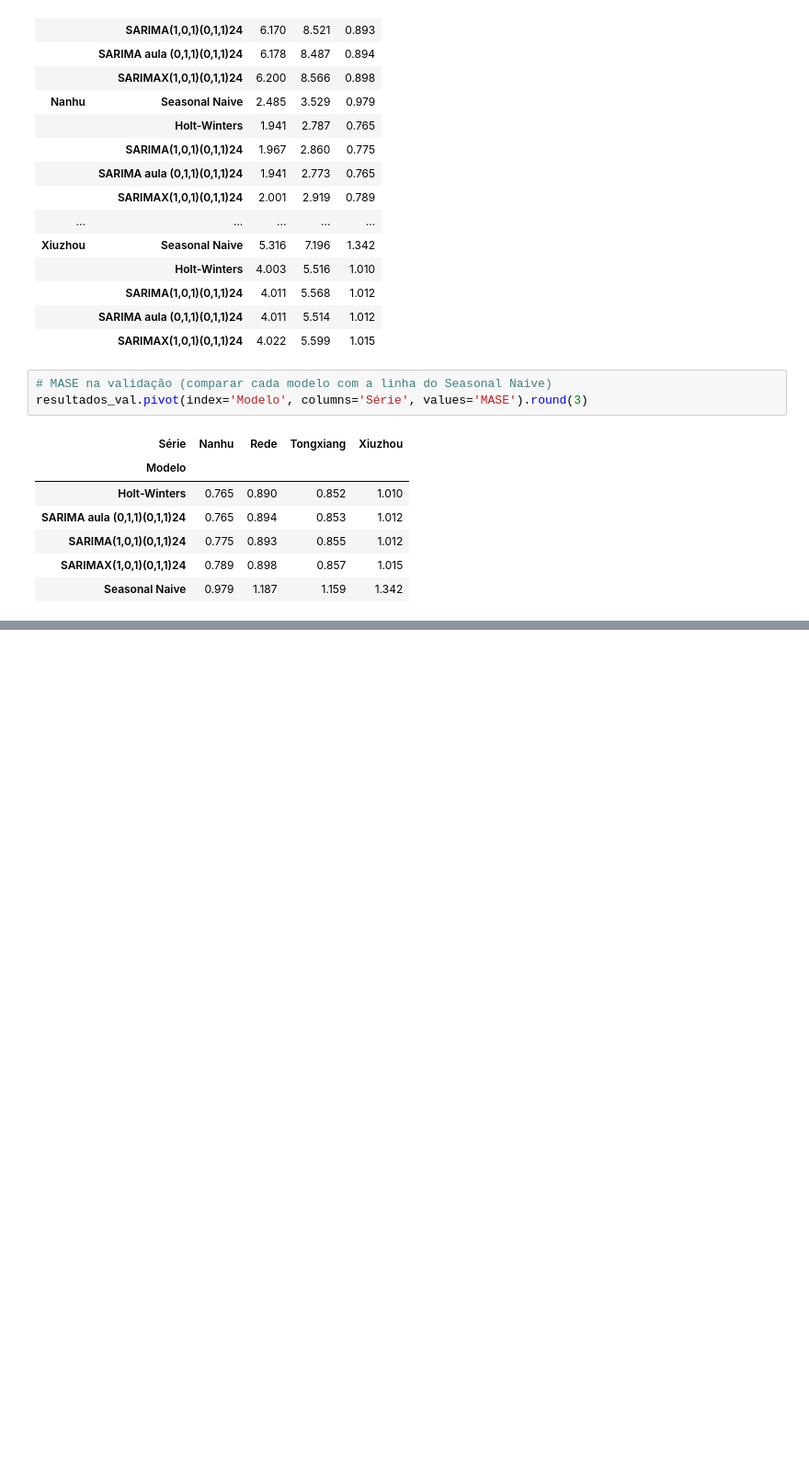
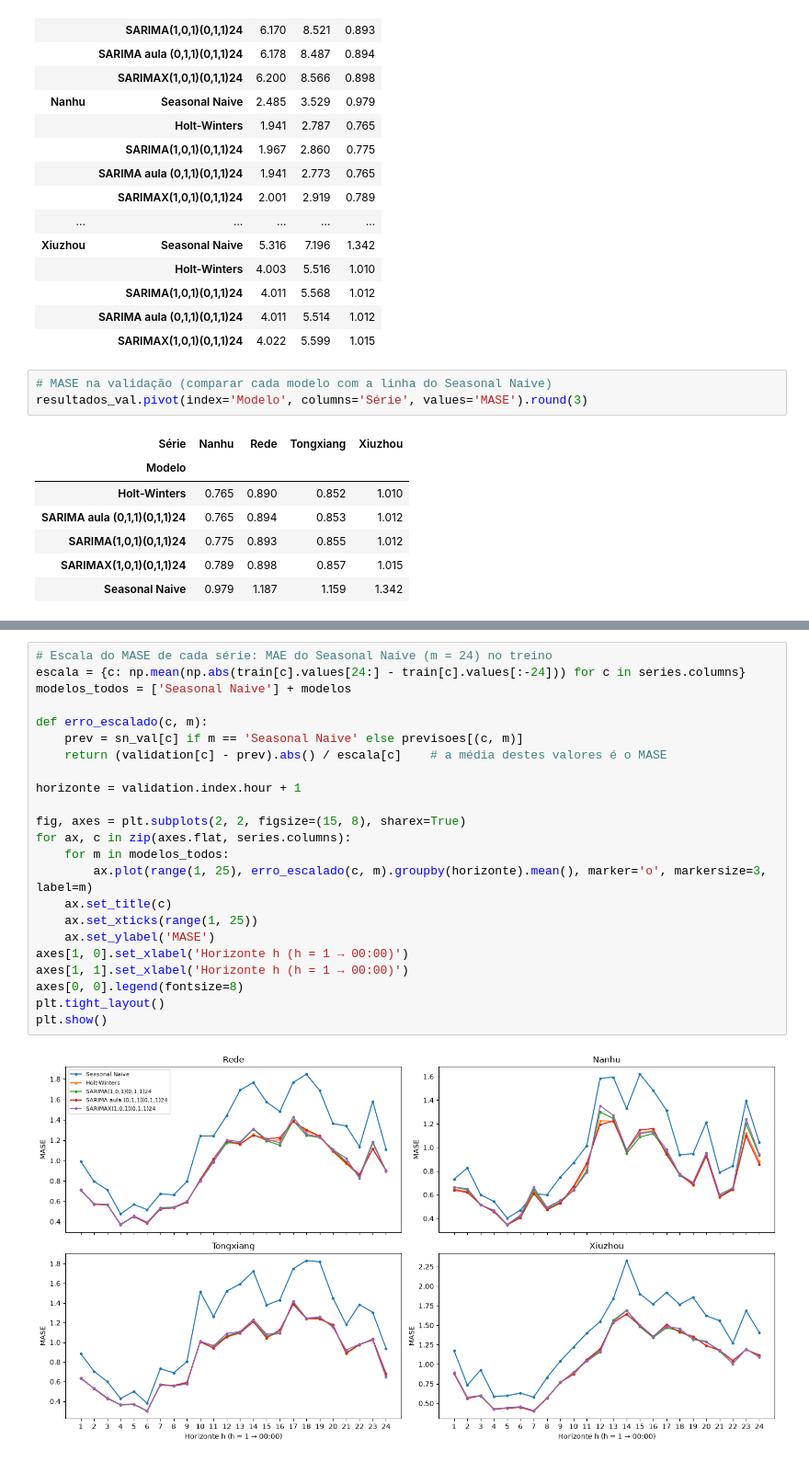
Before and after one commit to 1231478-Ellah-Fleischmann/MINDD-PROJETO-2, a Jupyter notebook: task2.ipynb, the cells around one changed output, grey strips where cells are left out. Shown at 92% size. Saved outputs shown, nothing was run; the diff lists cells and outputs as text; blank space fills up the shorter version.

Commit message:
erros por horizonte e por mês

```diff
--- a/task2.ipynb
+++ b/task2.ipynb
@@ -758,0 +781,25 @@ resultados_val.pivot(index='Modelo', columns='Série', values='MASE').round(3)
+# %%
+# Escala do MASE de cada série: MAE do Seasonal Naive (m = 24) no treino
+escala = {c: np.mean(np.abs(train[c].values[24:] - train[c].values[:-24])) for c in series.columns}
+modelos_todos = ['Seasonal Naive'] + modelos
+
+def erro_escalado(c, m):
+    prev = sn_val[c] if m == 'Seasonal Naive' else previsoes[(c, m)]
+    return (validation[c] - prev).abs() / escala[c]    # a média destes valores é o MASE
+
+horizonte = validation.index.hour + 1
+
+fig, axes = plt.subplots(2, 2, figsize=(15, 8), sharex=True)
+for ax, c in zip(axes.flat, series.columns):
+    for m in modelos_todos:
+        ax.plot(range(1, 25), erro_escalado(c, m).groupby(horizonte).mean(), marker='o', markersize=3, label=m)
+    ax.set_title(c)
+    ax.set_xticks(range(1, 25))
+    ax.set_ylabel('MASE')
+axes[1, 0].set_xlabel('Horizonte h (h = 1 → 00:00)')
+axes[1, 1].set_xlabel('Horizonte h (h = 1 → 00:00)')
+axes[0, 0].legend(fontsize=8)
+plt.tight_layout()
+plt.show()
+# %% [output]
+[figure, added]
```
Also changed, not shown: parts of 4 cells of this notebook.
